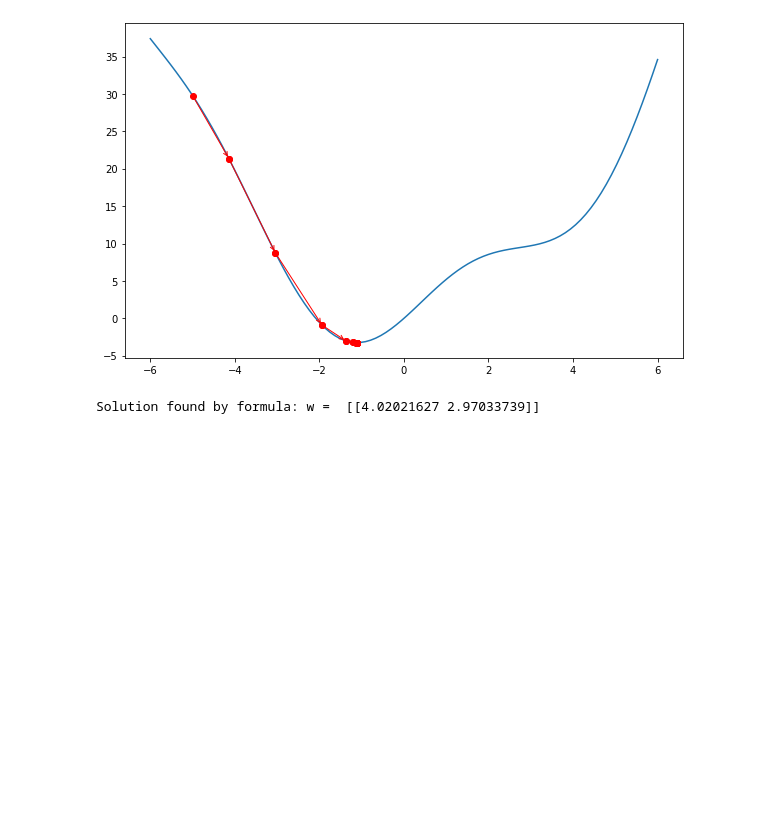
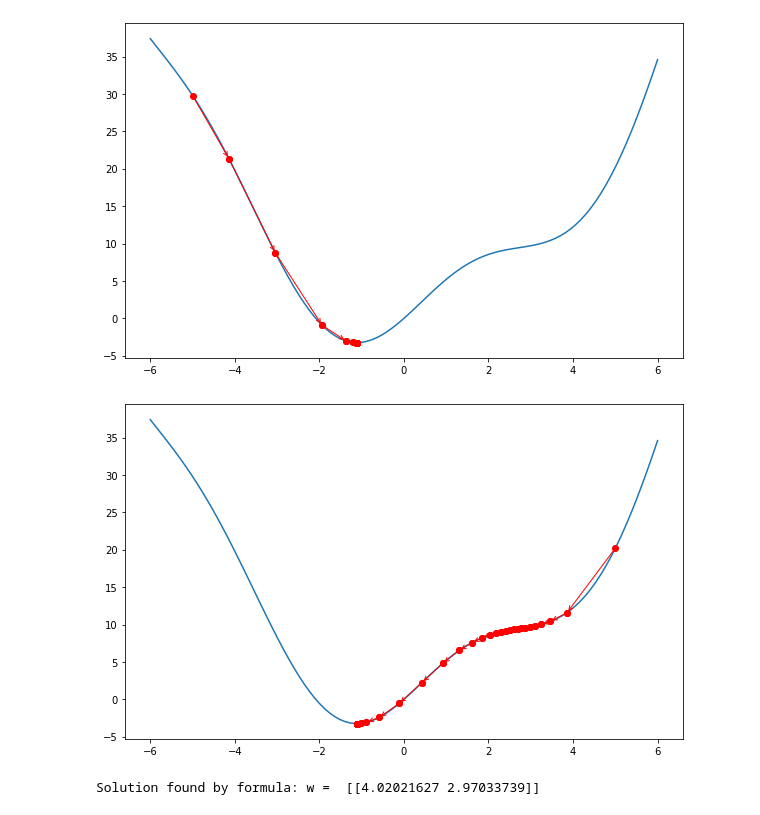
Before and after one commit to thinhngo2106/ML-code, a Jupyter notebook: Gradient Descent/Gradient Descent.ipynb, the cells around one changed output. Cells and saved outputs as stored; diff of their text form; code cells hidden in the pictures; blank space fills up the shorter version.

```diff
--- a/Gradient Descent/Gradient Descent.ipynb
+++ b/Gradient Descent/Gradient Descent.ipynb
@@ -43,6 +43,18 @@ for i in range(len(x1)-1):
                    va='center', ha='center')
 # %% [output]
 [figure]
+# %%
+x = np.linspace(-6,6,100)
+y = x**2 + 5*np.sin(x)
+fig, ax = plt.subplots(nrows=1, ncols=1 ,figsize =(10,6.15))
+ax.plot(x, y)
+for i in range(len(x2)-1):
+    ax.plot([x2[i],x2[i+1]], [cost(x2[i]),cost(x2[i+1])],'ro')
+    ax.annotate('', xy=(x2[i+1], cost(x2[i+1])), xytext=(x2[i], cost(x2[i])),
+                   arrowprops={'arrowstyle': '->', 'color': 'r', 'lw': 1},
+                   va='center', ha='center')
+# %% [output]
+[figure, added]
 # %%
 X = np.random.rand(1000, 1)
 y = 4 + 3 * X + .2*np.random.randn(1000, 1) # noise added
```
Also changed, not shown: 3 other files.
